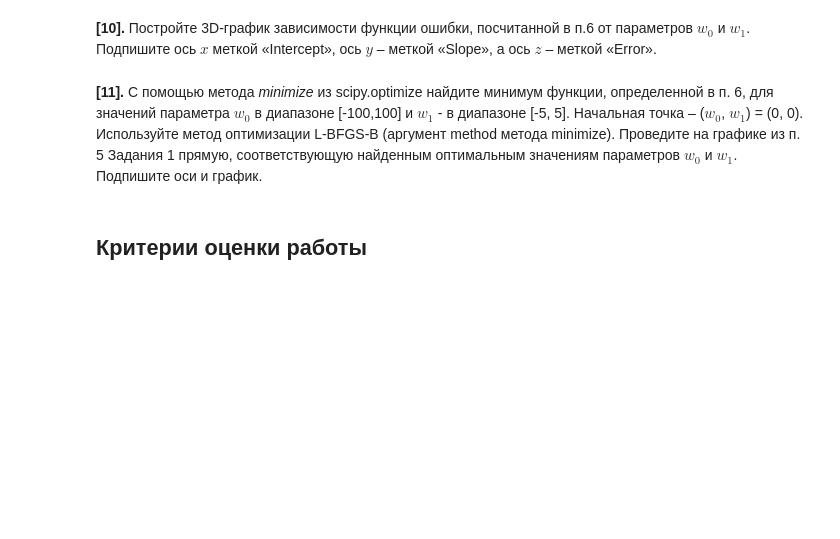
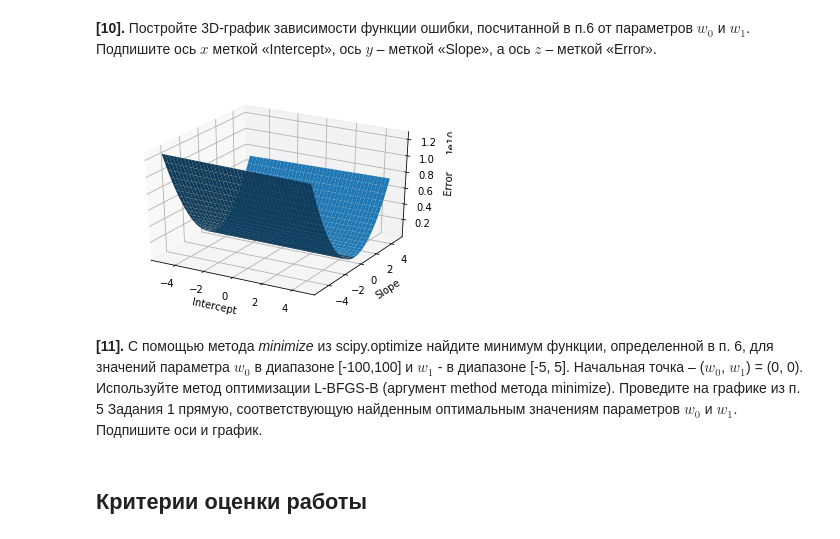
Before and after one commit to sevaspb/mipt_ya_ml_spec, a Jupyter notebook: supervised-learning/week-1/peer_review_linreg_height_weight.ipynb, the cells around one changed output. Drawn from its saved outputs; the diff is of its cells as text; code cells hidden in the pictures; blank space fills up the shorter version.

```diff
--- a/supervised-learning/week-1/peer_review_linreg_height_weight.ipynb
+++ b/supervised-learning/week-1/peer_review_linreg_height_weight.ipynb
@@ -227,3 +222,23 @@ plt.show()
+# %%
+def curry_error(w_0, w_1):
+    return error(w_0, w_1, data)
+
+vcurry_error = np.vectorize(curry_error)
+# %%
+W_0 = np.arange(-5, 5, 0.25)
+W_1 = np.arange(-5, 5, 0.25)
+W_0, W_1 = np.meshgrid(W_0, W_1)
+ERROR = vcurry_error(W_0, W_1)
+# %%
+fig = plt.figure()
+ax = fig.gca(projection='3d') # get current axis
+surf = ax.plot_surface(W_0, W_1, ERROR)
+ax.set_xlabel('Intercept')
+ax.set_ylabel('Slope')
+ax.set_zlabel('Error')
+plt.show()
+# %% [output]
+[figure, added]
 # %% [markdown]
 **[11].** С помощью метода *minimize* из scipy.optimize найдите минимум функции, определенной в п. 6, для значений параметра $w_0$ в диапазоне [-100,100] и $w_1$ - в диапазоне [-5, 5]. Начальная точка – ($w_0$, $w_1$) = (0, 0). Используйте метод оптимизации L-BFGS-B (аргумент method метода minimize). Проведите на графике из п. 5 Задания 1 прямую, соответствующую найденным оптимальным значениям параметров $w_0$ и $w_1$. Подпишите оси и график.
 # %%
```
Also changed, not shown: parts of 5 cells of this notebook.
